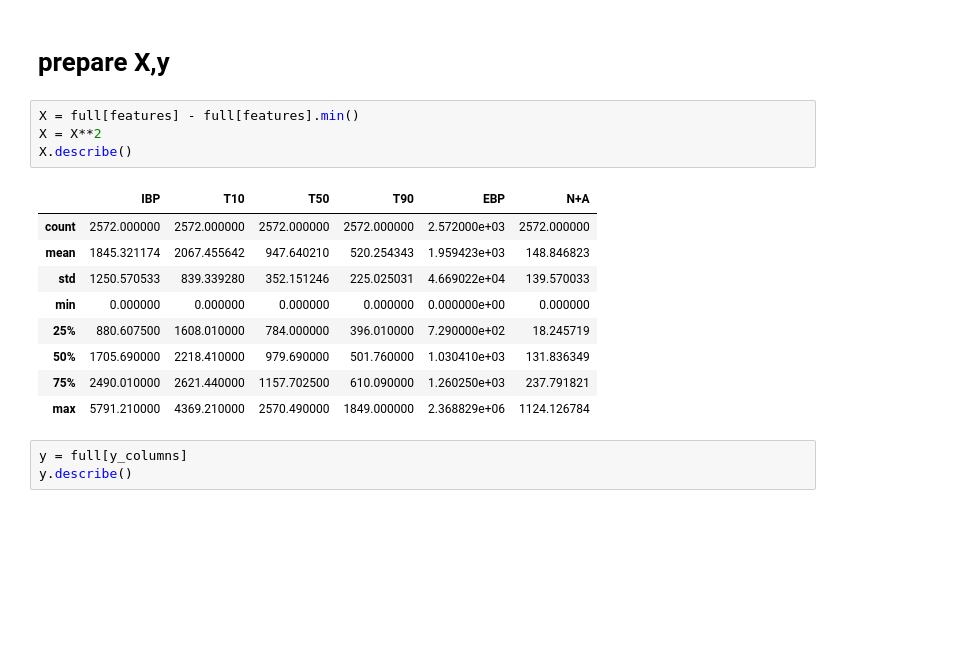
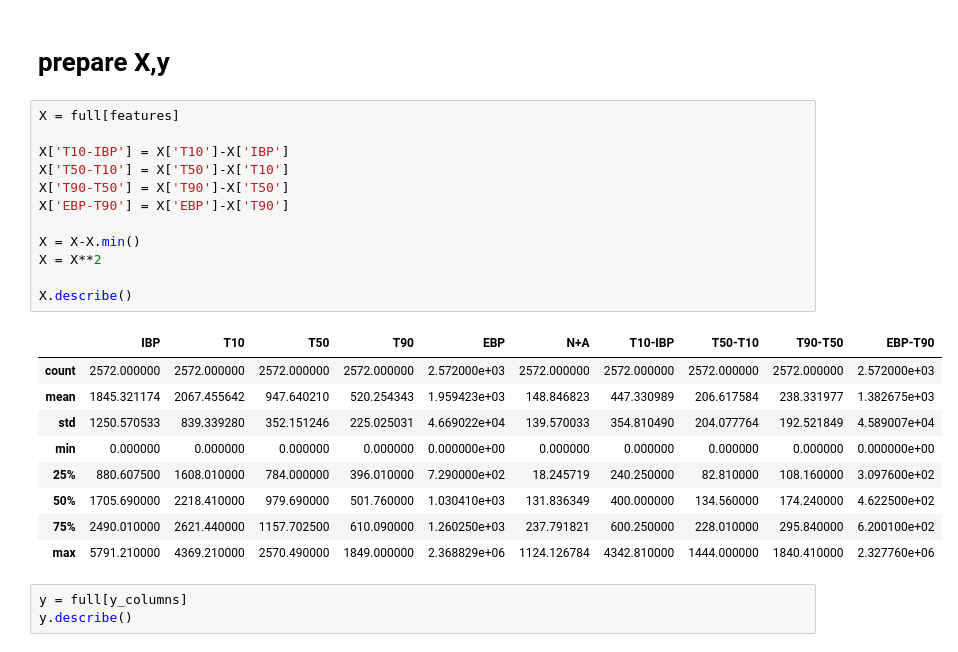
Before and after one commit to skywalker0803r/works, a Jupyter notebook: 加入IBP_EBP分析.ipynb, the cells around one changed output. Drawn from its saved outputs; the diff is of its cells as text; blank space fills up the shorter version.

```diff
--- a/加入IBP_EBP分析.ipynb
+++ b/加入IBP_EBP分析.ipynb
@@ -147,20 +147,28 @@ error_num:75
 #print(full.shape)
 # %% [markdown]
 # prepare X,y
-# %%
-X = full[features] - full[features].min()
-X = X**2
-X.describe()
-# %% [output]
-|  | IBP | T10 | T50 | T90 | EBP | N+A |
-| count | 2572.000000 | 2572.000000 | 2572.000000 | 2572.000000 | 2.572000e+03 | 2572.000000 |
-| mean | 1845.321174 | 2067.455642 | 947.640210 | 520.254343 | 1.959423e+03 | 148.846823 |
-| std | 1250.570533 | 839.339280 | 352.151246 | 225.025031 | 4.669022e+04 | 139.570033 |
-| min | 0.000000 | 0.000000 | 0.000000 | 0.000000 | 0.000000e+00 | 0.000000 |
-| 25% | 880.607500 | 1608.010000 | 784.000000 | 396.010000 | 7.290000e+02 | 18.245719 |
-| 50% | 1705.690000 | 2218.410000 | 979.690000 | 501.760000 | 1.030410e+03 | 131.836349 |
-| 75% | 2490.010000 | 2621.440000 | 1157.702500 | 610.090000 | 1.260250e+03 | 237.791821 |
-| max | 5791.210000 | 4369.210000 | 2570.490000 | 1849.000000 | 2.368829e+06 | 1124.126784 |
+# %%
+X = full[features]
+
+X['T10-IBP'] = X['T10']-X['IBP']
+X['T50-T10'] = X['T50']-X['T10']
+X['T90-T50'] = X['T90']-X['T50']
+X['EBP-T90'] = X['EBP']-X['T90']
+
+X = X-X.min()
+X = X**2
+
+X.describe()
+# %% [output]
+|  | IBP | T10 | T50 | T90 | EBP | N+A | T10-IBP | T50-T10 | T90-T50 | EBP-T90 |
+| count | 2572.000000 | 2572.000000 | 2572.000000 | 2572.000000 | 2.572000e+03 | 2572.000000 | 2572.000000 | 2572.000000 | 2572.000000 | 2.572000e+03 |
+| mean | 1845.321174 | 2067.455642 | 947.640210 | 520.254343 | 1.959423e+03 | 148.846823 | 447.330989 | 206.617584 | 238.331977 | 1.382675e+03 |
+| std | 1250.570533 | 839.339280 | 352.151246 | 225.025031 | 4.669022e+04 | 139.570033 | 354.810490 | 204.077764 | 192.521849 | 4.589007e+04 |
+| min | 0.000000 | 0.000000 | 0.000000 | 0.000000 | 0.000000e+00 | 0.000000 | 0.000000 | 0.000000 | 0.000000 | 0.000000e+00 |
+| 25% | 880.607500 | 1608.010000 | 784.000000 | 396.010000 | 7.290000e+02 | 18.245719 | 240.250000 | 82.810000 | 108.160000 | 3.097600e+02 |
+| 50% | 1705.690000 | 2218.410000 | 979.690000 | 501.760000 | 1.030410e+03 | 131.836349 | 400.000000 | 134.560000 | 174.240000 | 4.622500e+02 |
+| 75% | 2490.010000 | 2621.440000 | 1157.702500 | 610.090000 | 1.260250e+03 | 237.791821 | 600.250000 | 228.010000 | 295.840000 | 6.200100e+02 |
+| max | 5791.210000 | 4369.210000 | 2570.490000 | 1849.000000 | 2.368829e+06 | 1124.126784 | 4342.810000 | 1444.000000 | 1840.410000 | 2.327760e+06 |
 # %%
 y = full[y_columns]
 y.describe()
```
Also changed, not shown: parts of 18 cells of this notebook.
